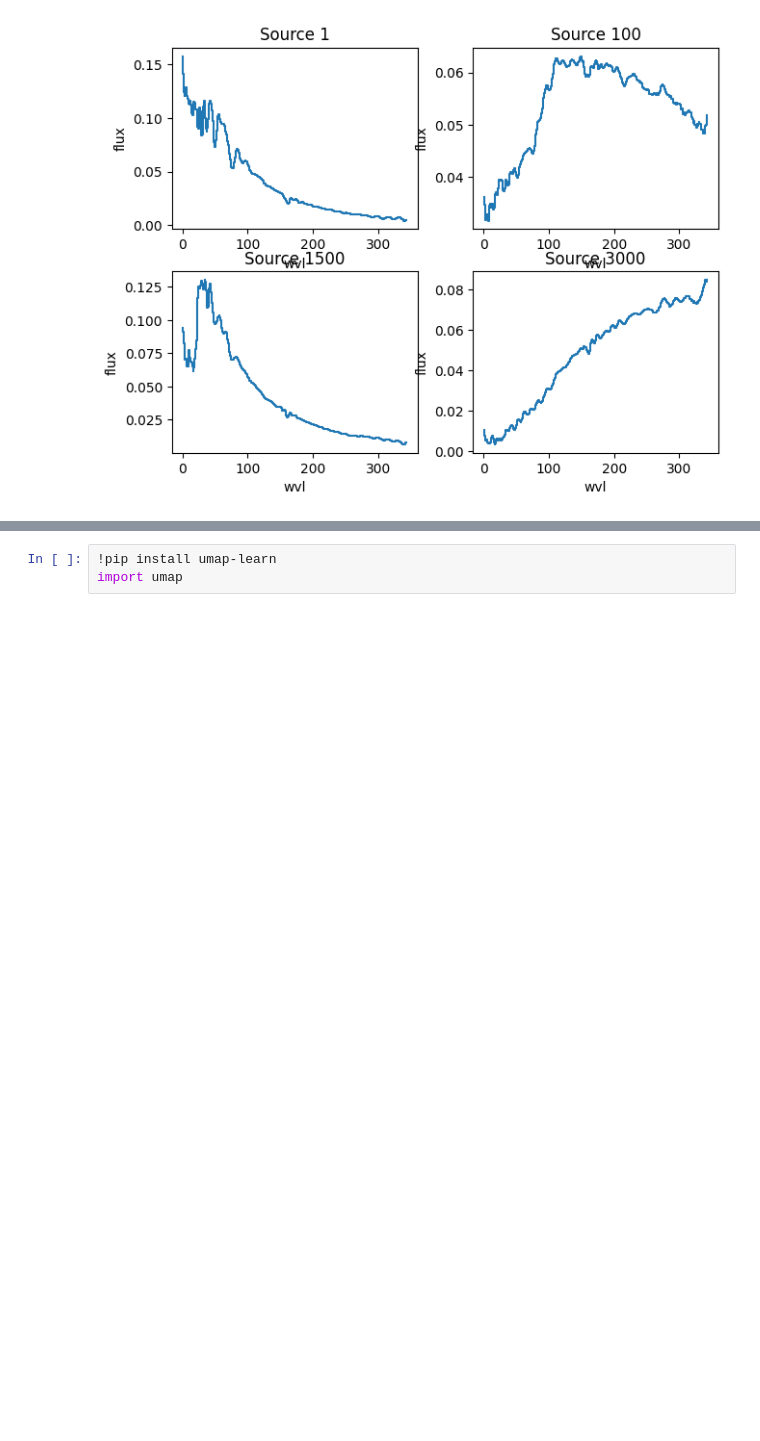
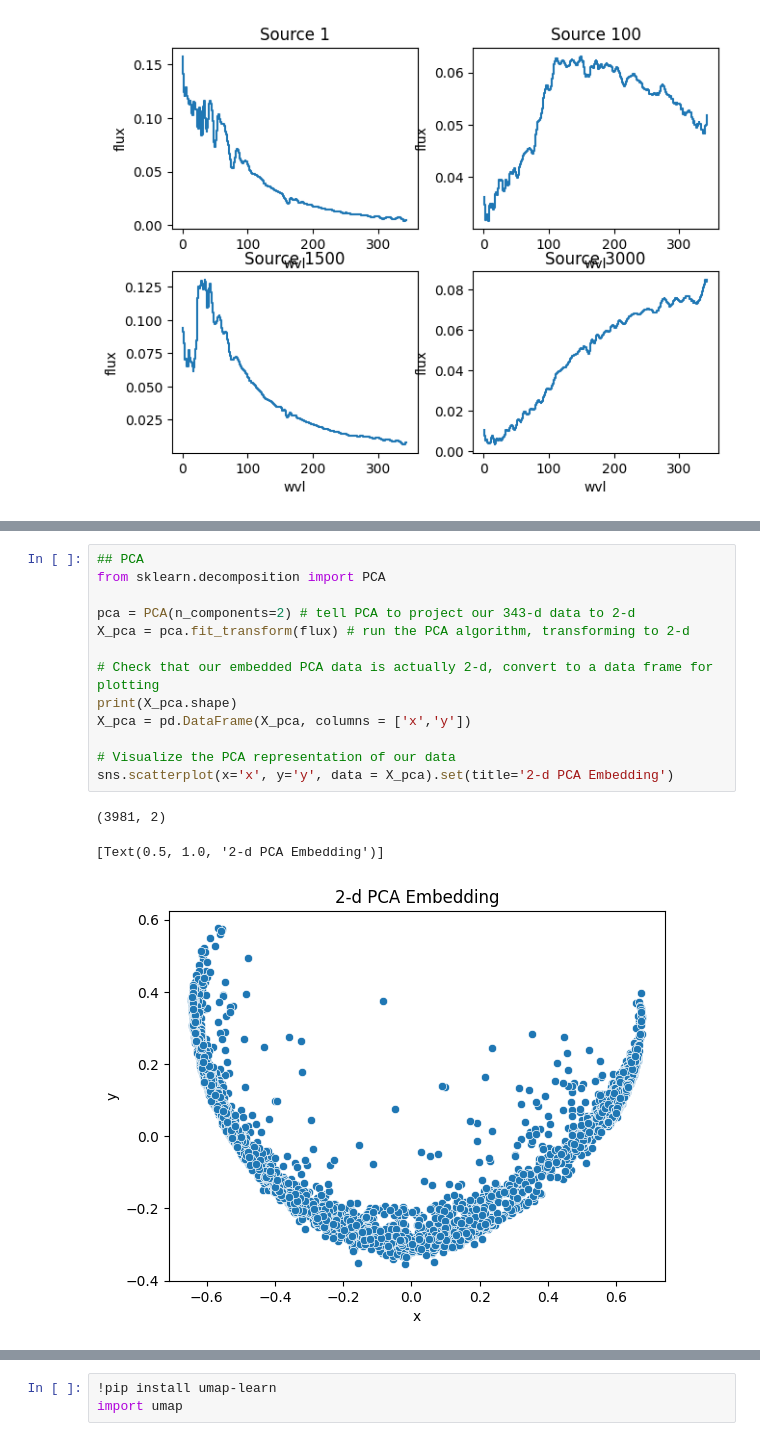
Before and after one commit to jt-ut/GaiaREU, a Jupyter notebook: GaiaREU-ML_v1.ipynb, the cells around one changed output, grey strips where cells are left out. Cells and saved outputs as stored; diff of their text form; blank space fills up the shorter version.

```diff
--- a/GaiaREU-ML_v1.ipynb
+++ b/GaiaREU-ML_v1.ipynb
@@ -52,0 +59,17 @@ plt.show()
+# %%
+## PCA
+from sklearn.decomposition import PCA
+
+pca = PCA(n_components=2) # tell PCA to project our 343-d data to 2-d
+X_pca = pca.fit_transform(flux) # run the PCA algorithm, transforming to 2-d
+
+# Check that our embedded PCA data is actually 2-d, convert to a data frame for plotting
+print(X_pca.shape)
+X_pca = pd.DataFrame(X_pca, columns = ['x','y'])
+
+# Visualize the PCA representation of our data
+sns.scatterplot(x='x', y='y', data = X_pca).set(title='2-d PCA Embedding')
+# %% [output]
+(3981, 2)
+[Text(0.5, 1.0, '2-d PCA Embedding')]
+[figure, added]
```
Also changed, not shown: parts of 5 cells of this notebook.
